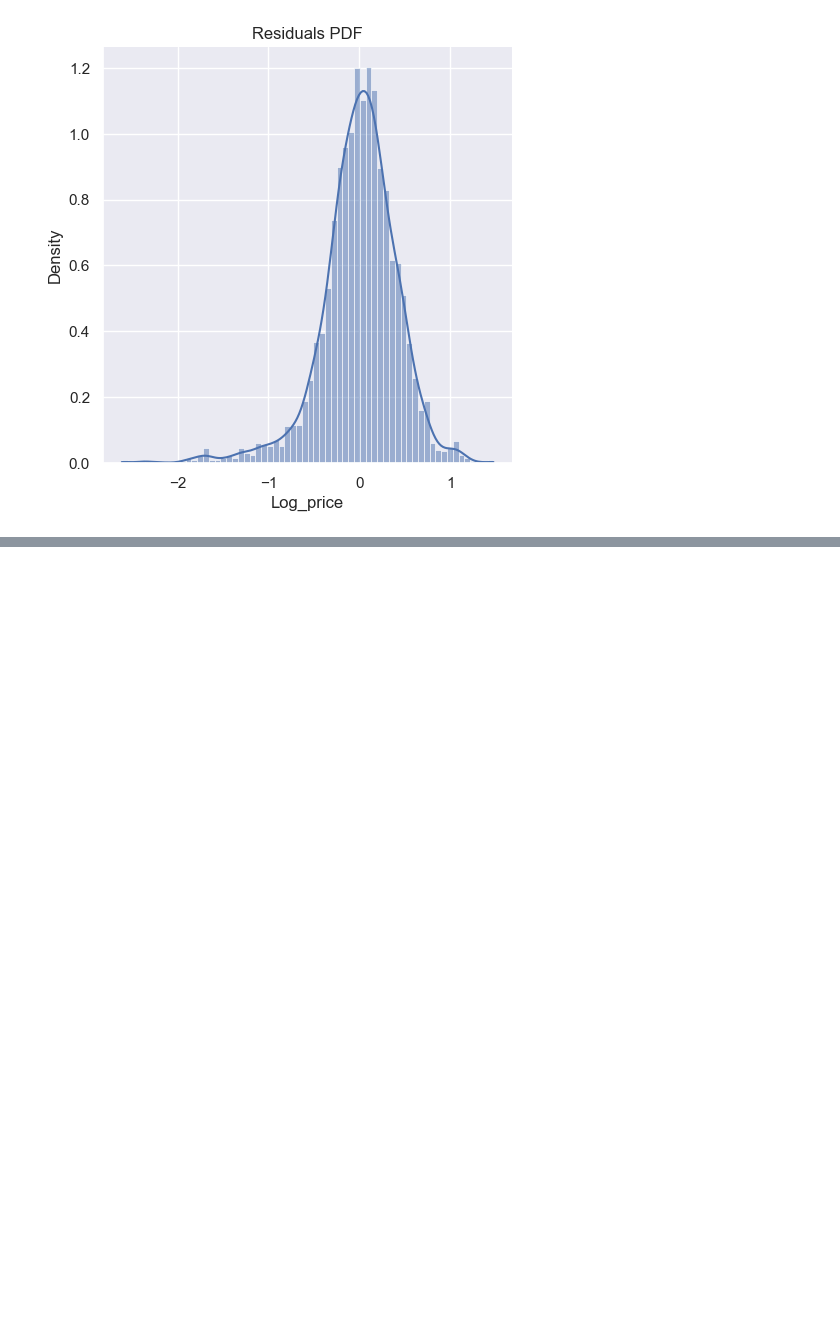
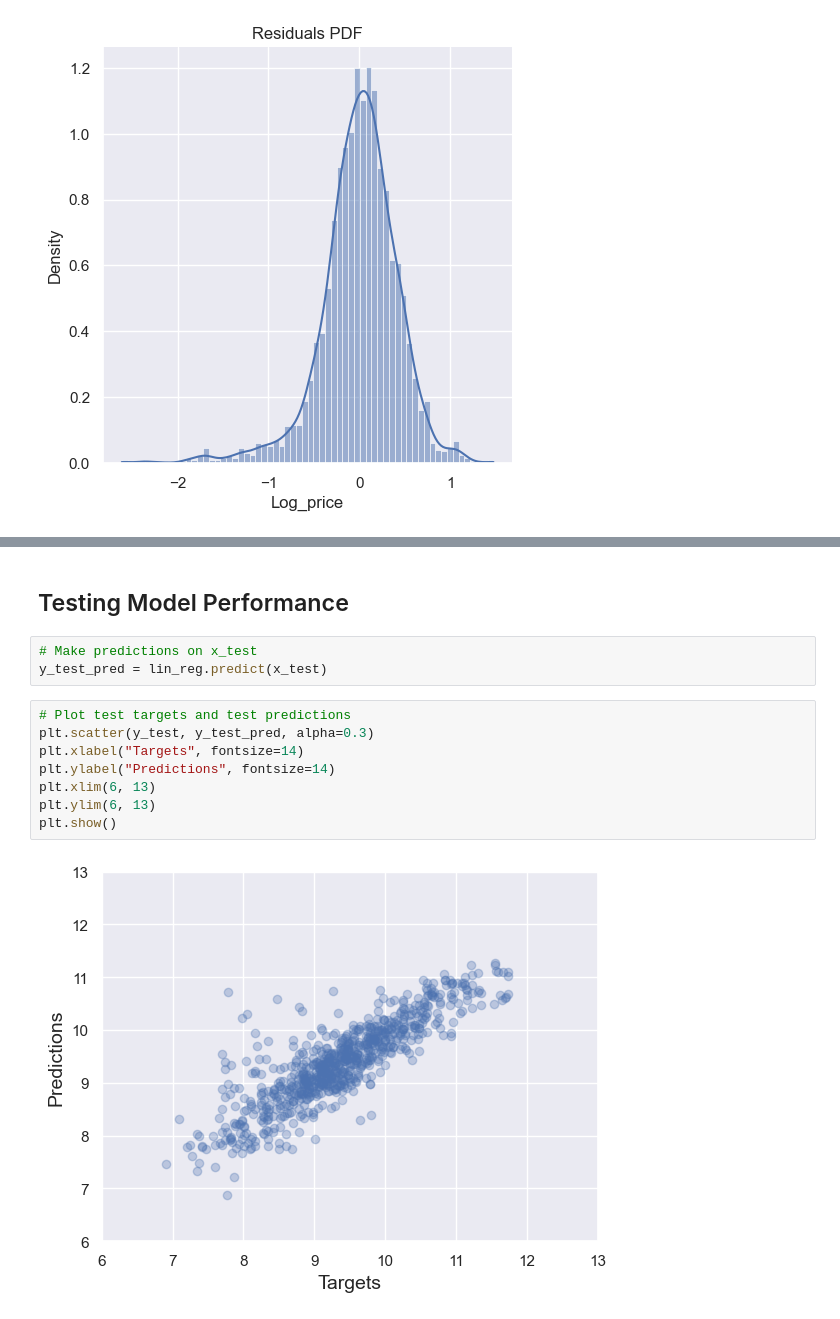
Before and after one commit to tanjatom/MachineLearning, a Jupyter notebook: Regression/predicting_car_prices.ipynb, the cells around one changed output, grey strips where cells are left out. Cells and saved outputs as stored; diff of their text form; blank space fills up the shorter version.

Commit message:
Testing model preformance

```diff
--- a/Regression/predicting_car_prices.ipynb
+++ b/Regression/predicting_car_prices.ipynb
@@ -559,0 +560,15 @@ Benchmarks for other categorical variables are as follows.
+# %% [markdown]
+## Testing Model Performance
+# %%
+# Make predictions on x_test
+y_test_pred = lin_reg.predict(x_test)
+# %%
+# Plot test targets and test predictions
+plt.scatter(y_test, y_test_pred, alpha=0.3)
+plt.xlabel("Targets", fontsize=14)
+plt.ylabel("Predictions", fontsize=14)
+plt.xlim(6, 13)
+plt.ylim(6, 13)
+plt.show()
+# %% [output]
+[figure, added]
```
Also changed, not shown: parts of 20 cells of this notebook.
